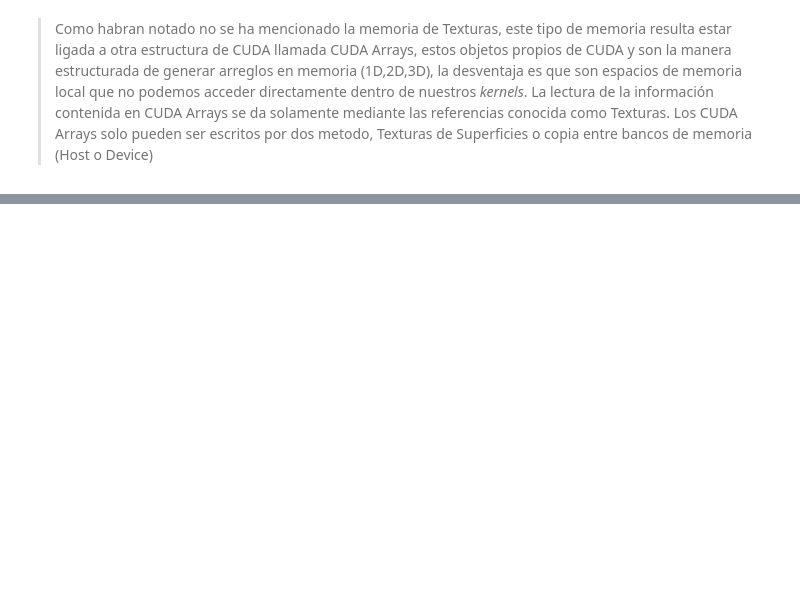
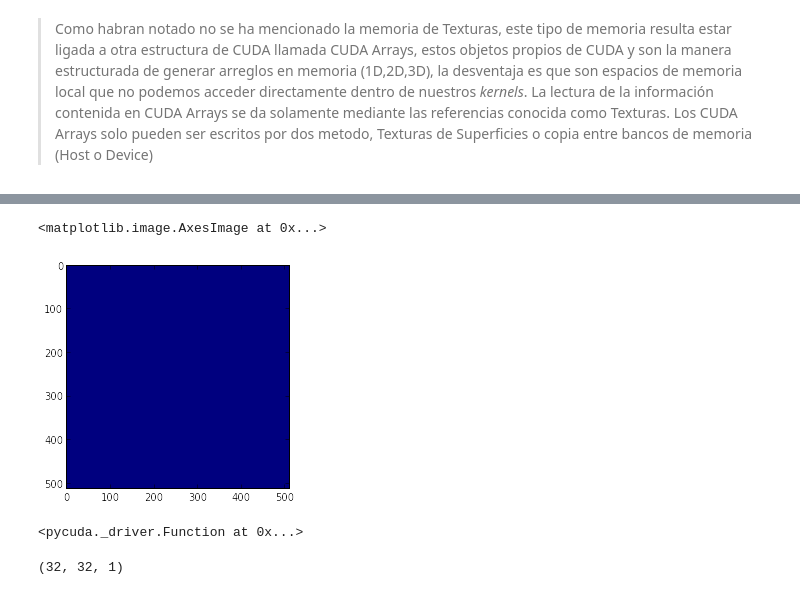
Before and after one commit to zamorays/miniCursoPycuda, a Jupyter notebook: Sesion5_MemoriasCUDA.ipynb, the cells around one changed output, grey strips where cells are left out. Saved outputs shown, nothing was run; the diff lists cells and outputs as text; code cells hidden in the pictures; blank space fills up the shorter version.

```diff
--- a/Sesion5_MemoriasCUDA.ipynb
+++ b/Sesion5_MemoriasCUDA.ipynb
@@ -19,0 +381,12 @@ La velocidades de accesos se muestran a continuación:
+# %%
+A_gpu = gpuarray.zeros((512,512), dtype=np.float32)  # Aqui escribiremos
+# %%
+A_gpu
+imshow(A_gpu.get())
+# %% [output]
+<matplotlib.image.AxesImage at 0x...>
+[figure, added]
+# %%
+textureR.prepare('P',texrefs=[texR]) # Preparamos el Kernel y pasamos la textura a usar
+# %% [output]
+<pycuda._driver.Function at 0x...>
@@ -19,0 +396,6 @@ La velocidades de accesos se muestran a continuación:
+# %%
+print cuBlock
+cuGrid = (16,16,1)
+textureR.prepared_call(cuGrid,cuBlock,A_gpu.gpudata)
+# %% [output]
+(32, 32, 1)
```
Also changed, not shown: parts of 53 cells of this notebook, 3 other files.
